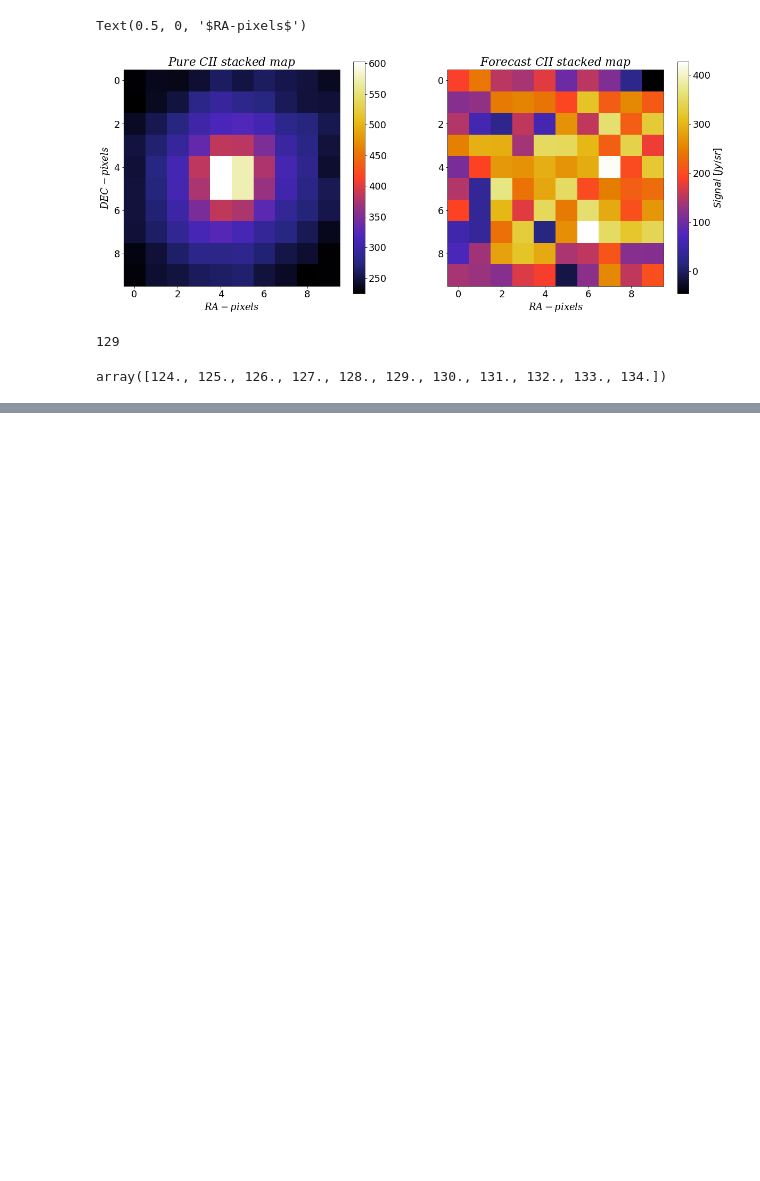
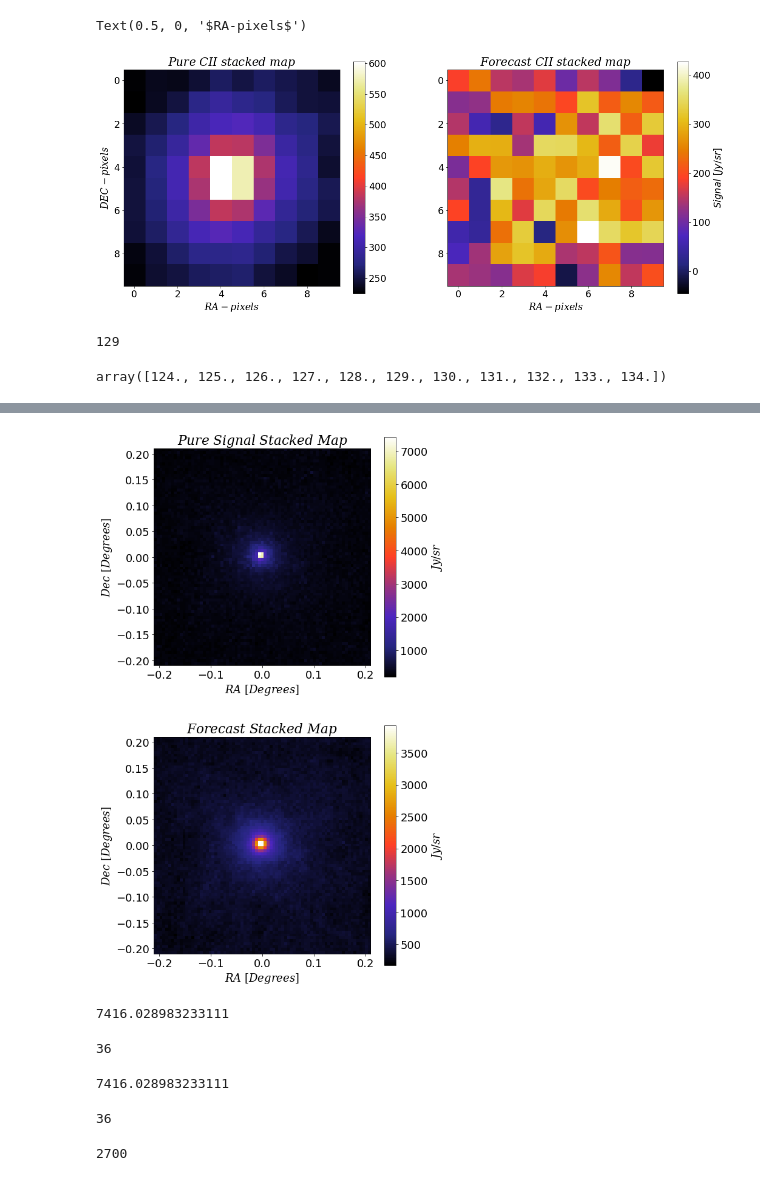
Before and after one commit to PatrickHorlaville/CITA_LIM, a Jupyter notebook: vectorizing_stacks.ipynb, the cells around one changed output, grey strips where cells are left out. Cells and saved outputs as stored; diff of their text form; code cells hidden in the pictures; blank space fills up the shorter version.

```diff
--- a/vectorizing_stacks.ipynb
+++ b/vectorizing_stacks.ipynb
@@ -994,0 +991,47 @@ plt.imshow(noisy_stack_t)
+# %%
+fig , axes = plt.subplots(nrows = 2, ncols = 1, figsize = (8, 16))
+
+plt.subplot(211)
+plt.imshow(pure_stack_t, cmap = 'CMRmap', extent = [-stack_dim_t/2, stack_dim_t/2, -stack_dim_t/2, stack_dim_t/2])
+plt.title(r'$Pure\ Signal\ Stacked\ Map$', math_fontfamily = 'dejavuserif')
+plt.xlabel(r'$RA\ [Degrees]$', math_fontfamily='dejavuserif')
+plt.ylabel(r'$Dec\ [Degrees]$', math_fontfamily='dejavuserif')
+cb1 = plt.colorbar(label = r'$Jy/sr$')
+ax1 = cb1.ax
+text1 = ax1.yaxis.label
+font = matplotlib.font_manager.FontProperties(math_fontfamily='dejavuserif', style='italic')
+text1.set_font_properties(font)
+
+
+plt.subplot(212)
+plt.imshow(noisy_stack_t, cmap = 'CMRmap', extent = [-stack_dim_t/2, stack_dim_t/2, -stack_dim_t/2, stack_dim_t/2])
+plt.title(r'$Forecast\ Stacked\ Map$', math_fontfamily = 'dejavuserif')
+plt.xlabel(r'$RA\ [Degrees]$', math_fontfamily='dejavuserif')
+plt.ylabel(r'$Dec\ [Degrees]$', math_fontfamily='dejavuserif')
+cb2 = plt.colorbar(label = r'$Jy/sr$')
+ax2 = cb2.ax
+text2 = ax2.yaxis.label
+font = matplotlib.font_manager.FontProperties(math_fontfamily='dejavuserif', style='italic')
+text2.set_font_properties(font)
+# %% [output]
+[figure, added]
+# %%
+np.max(pure_stack_t)
+# %% [output]
+7416.028983233111
+# %%
+np.argmax(pure_stack_t)%75
+# %% [output]
+36
+# %%
+pure_stack_t[36][36]
+# %% [output]
+7416.028983233111
+# %%
+2736%75
+# %% [output]
+36
+# %%
+36*75
+# %% [output]
+2700
```
Also changed, not shown: parts of 63 cells of this notebook, 1 other file.
